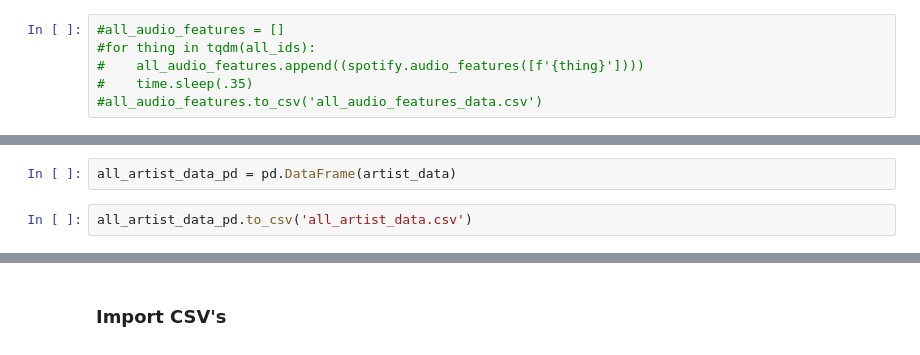
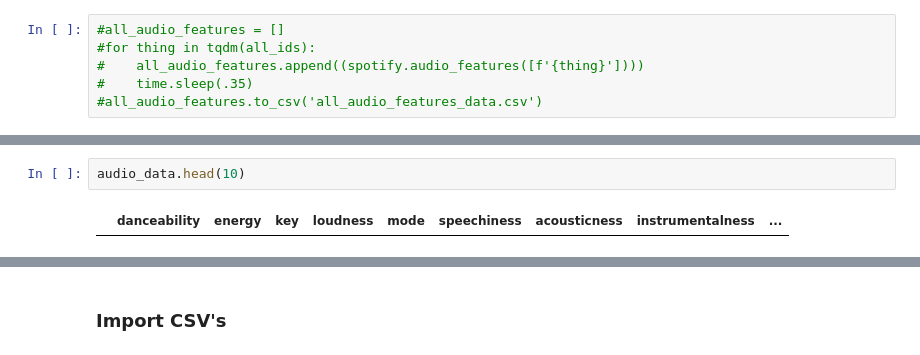
Before and after one commit to jbillet/Final-Project---Spotify, a Jupyter notebook: Lead notebook.ipynb, the cells around one changed output, grey strips where cells are left out. Saved outputs shown, nothing was run; the diff lists cells and outputs as text.

```diff
--- a/Lead notebook.ipynb
+++ b/Lead notebook.ipynb
@@ -358,4 +550,4 @@ SpotifyException: http status: 400, code:-1 - https://api.spotify.com/v1/artists
-# %%
-all_artist_data_pd = pd.DataFrame(artist_data)
-# %%
-all_artist_data_pd.to_csv('all_artist_data.csv')
+# %%
+audio_data.head(10)
+# %% [output]
+|  | danceability | energy | key | loudness | mode | speechiness | acousticness | instrumentalness | ... |
```
Also changed, not shown: parts of 49 cells of this notebook, 6 other files.
